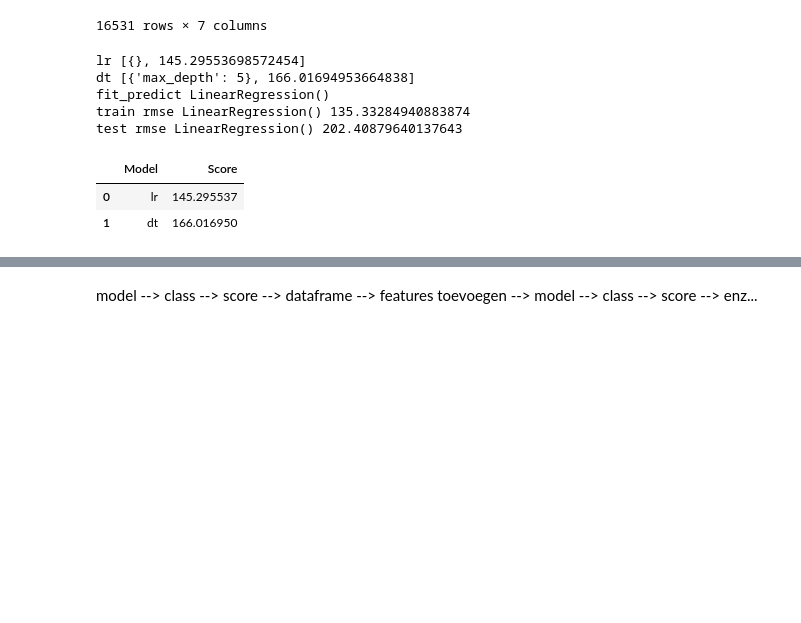
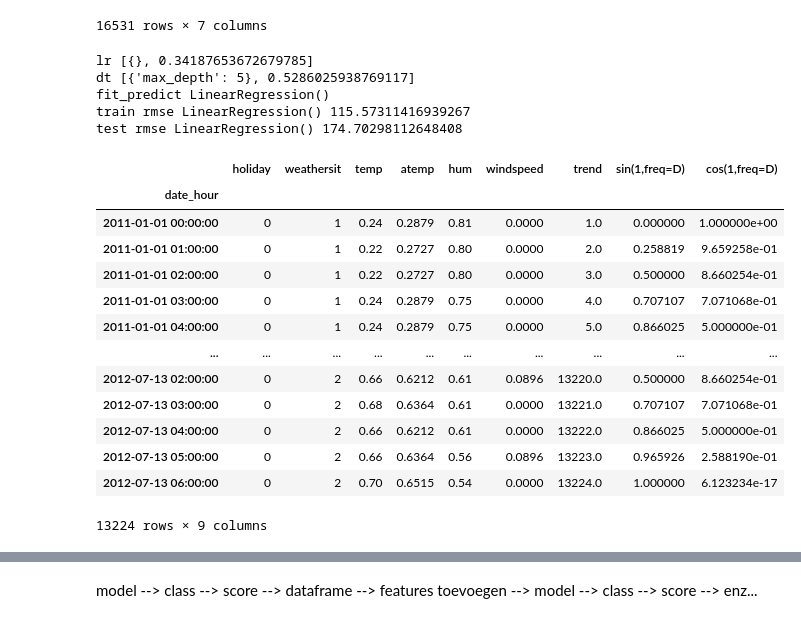
Before and after one commit to Tijnwy/MachineLearning, a Jupyter notebook: ML_opdracht_2/Verhuurdocument.ipynb, the cells around one changed output, grey strips where cells are left out. Drawn from its saved outputs; the diff is of its cells as text; code cells hidden in the pictures; blank space fills up the shorter version.

Commit message:
fourier analyse
fourier analyse
fourier functie in de class

```diff
--- a/ML_opdracht_2/Verhuurdocument.ipynb
+++ b/ML_opdracht_2/Verhuurdocument.ipynb
@@ -734,34 +610,43 @@ test_
 | 2012-11-30 23:00:00 | 0 | 2 | 0.30 | 0.3182 | 0.75 | 0.0896 | 110 |
 16531 rows × 7 columns
 # %%
-models_dict = {"lr": [LinearRegression(), {}],
-               "dt": [DecisionTreeRegressor(), {'max_depth': [5, 10, 15, 20]}]
-                }
+
 
 # Instantiate the RegressionModels class
 wow3 = RegressionModels(train_data_cleaned, 'cnt', dummie_cols=False, test_size=0.2, random_state=42, shuffle=False)
 
 #Generate time series data
-wow3.time_series_data(order=1)
+wow3.fourier_transform(order=1)
 
-#Concatenate the data
-wow3.concat_data()
-
-# Tune the parameters using grid search
+# # Tune the parameters using grid search
 wow3.tune_params(n_splits=5, models_dict=models_dict)
 
-# Predict using the best model
+# # Predict using the best model
 wow3.predict()
 
-run1 = wow3.results
+# run1 = wow3.results
 
-scores_df = scores_to_df(run1)
+# scores_df = scores_to_df(run1)
 # %% [output]
-lr [{}, 145.29553698572454]
-dt [{'max_depth': 5}, 166.01694953664838]
+lr [{}, 0.34187653672679785]
+dt [{'max_depth': 5}, 0.5286025938769117]
 fit_predict LinearRegression()
-train rmse LinearRegression() 135.33284940883874
-test rmse LinearRegression() 202.40879640137643
+train rmse LinearRegression() 115.57311416939267
+test rmse LinearRegression() 174.70298112648408
-|  | Model | Score |
-| 0 | lr | 145.295537 |
-| 1 | dt | 166.016950 |
+# %%
+wow3.X_train
+# %% [output]
+|  | holiday | weathersit | temp | atemp | hum | windspeed | trend | sin(1,freq=D) | cos(1,freq=D) |
+| date_hour |  |  |  |  |  |  |  |  |  |
+| 2011-01-01 00:00:00 | 0 | 1 | 0.24 | 0.2879 | 0.81 | 0.0000 | 1.0 | 0.000000 | 1.000000e+00 |
+| 2011-01-01 01:00:00 | 0 | 1 | 0.22 | 0.2727 | 0.80 | 0.0000 | 2.0 | 0.258819 | 9.659258e-01 |
+| 2011-01-01 02:00:00 | 0 | 1 | 0.22 | 0.2727 | 0.80 | 0.0000 | 3.0 | 0.500000 | 8.660254e-01 |
+| 2011-01-01 03:00:00 | 0 | 1 | 0.24 | 0.2879 | 0.75 | 0.0000 | 4.0 | 0.707107 | 7.071068e-01 |
+| 2011-01-01 04:00:00 | 0 | 1 | 0.24 | 0.2879 | 0.75 | 0.0000 | 5.0 | 0.866025 | 5.000000e-01 |
+| ... | ... | ... | ... | ... | ... | ... | ... | ... | ... |
+| 2012-07-13 02:00:00 | 0 | 2 | 0.66 | 0.6212 | 0.61 | 0.0896 | 13220.0 | 0.500000 | 8.660254e-01 |
+| 2012-07-13 03:00:00 | 0 | 2 | 0.68 | 0.6364 | 0.61 | 0.0000 | 13221.0 | 0.707107 | 7.071068e-01 |
+| 2012-07-13 04:00:00 | 0 | 2 | 0.66 | 0.6212 | 0.61 | 0.0000 | 13222.0 | 0.866025 | 5.000000e-01 |
+| 2012-07-13 05:00:00 | 0 | 2 | 0.66 | 0.6364 | 0.56 | 0.0896 | 13223.0 | 0.965926 | 2.588190e-01 |
+| 2012-07-13 06:00:00 | 0 | 2 | 0.70 | 0.6515 | 0.54 | 0.0000 | 13224.0 | 1.000000 | 6.123234e-17 |
+13224 rows × 9 columns
```
Also changed, not shown: parts of 29 cells of this notebook.
